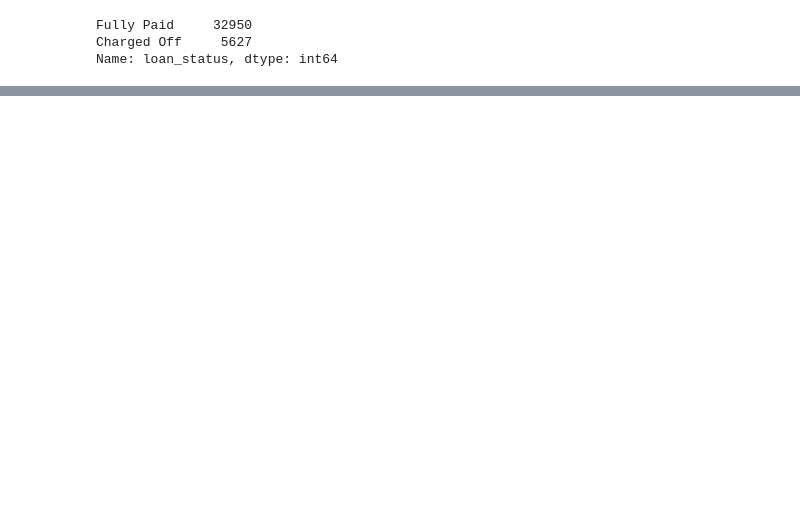
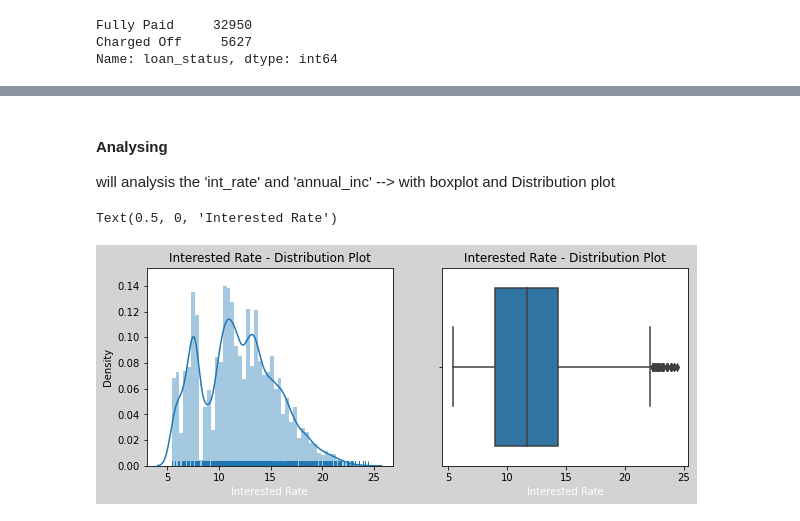
Before and after one commit to ShwetaRRao2511/EDAAssignment, a Jupyter notebook: Lending_Club_UseCase.ipynb, the cells around one changed output, grey strips where cells are left out. Saved outputs shown, nothing was run; the diff lists cells and outputs as text; code cells hidden in the pictures; blank space fills up the shorter version.

```diff
--- a/Lending_Club_UseCase.ipynb
+++ b/Lending_Club_UseCase.ipynb
@@ -741,0 +714,19 @@ Text(0.5, 0, 'Annual Increment')
+# %% [markdown]
+<h4> Analysing</h4>
+will analysis the 'int_rate' and 'annual_inc' -->  with boxplot and Distribution plot
+# %%
+plt.figure(figsize=(15,8), facecolor='lightgrey')
+plt.subplot(2, 3, 1)
+loan_x = sns.distplot(df['int_rate'],rug = True)
+loan_x.set_title('Interested Rate - Distribution Plot')
+loan_x.set_xlabel('Interested Rate',color='w')
+
+plt.subplot(2, 3, 2)
+loan_x = sns.boxplot(df['int_rate'])
+loan_x.set_title('Interested Rate - Distribution Plot')
+loan_x.set_xlabel('Interested Rate',color='w')
+
+#Here the maximum distribution of 'init_rate' is in the range 10% - 18%
+# %% [output]
+Text(0.5, 0, 'Interested Rate')
+[figure, added]
```
Also changed, not shown: parts of 103 cells of this notebook.
